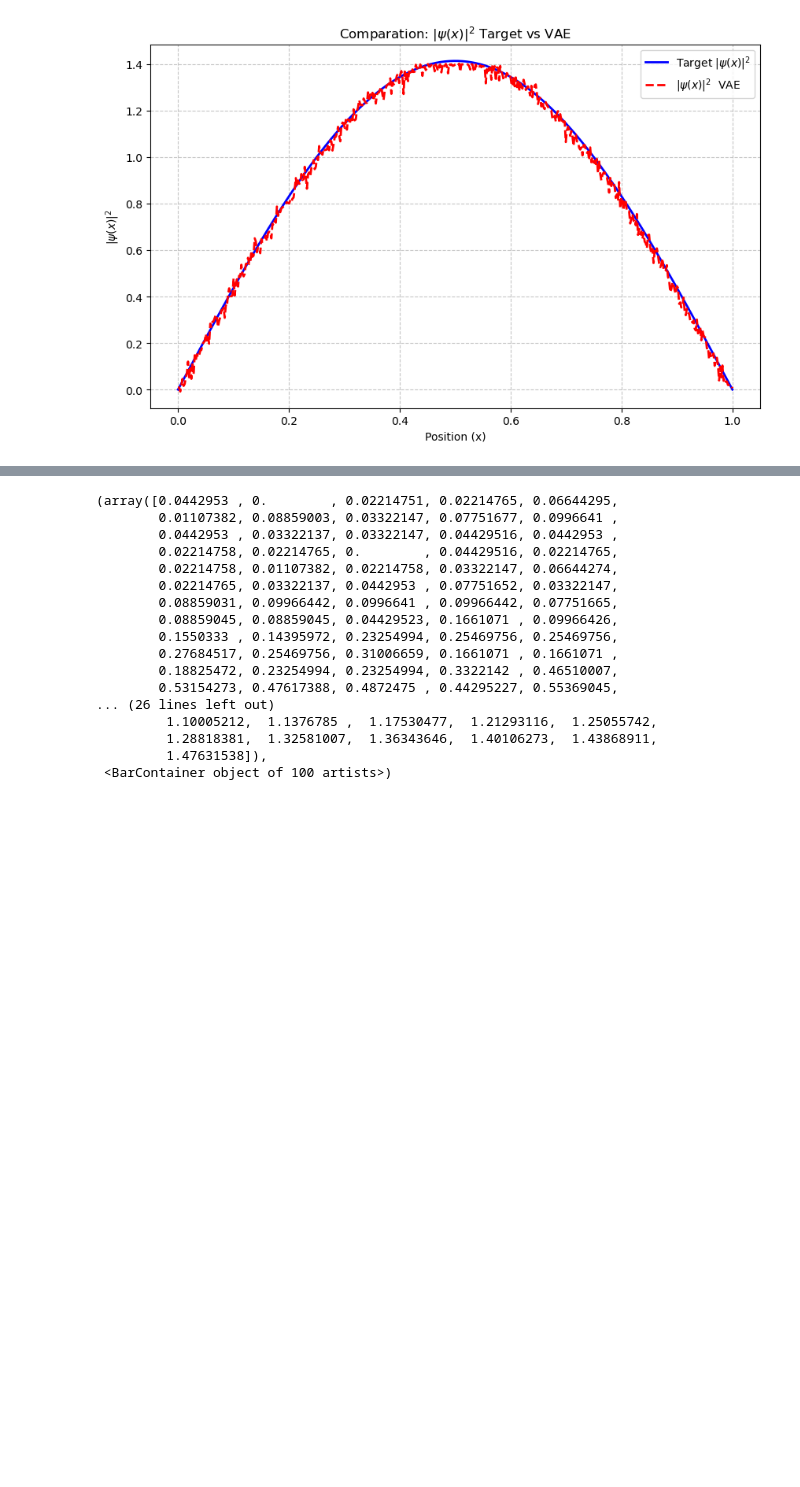
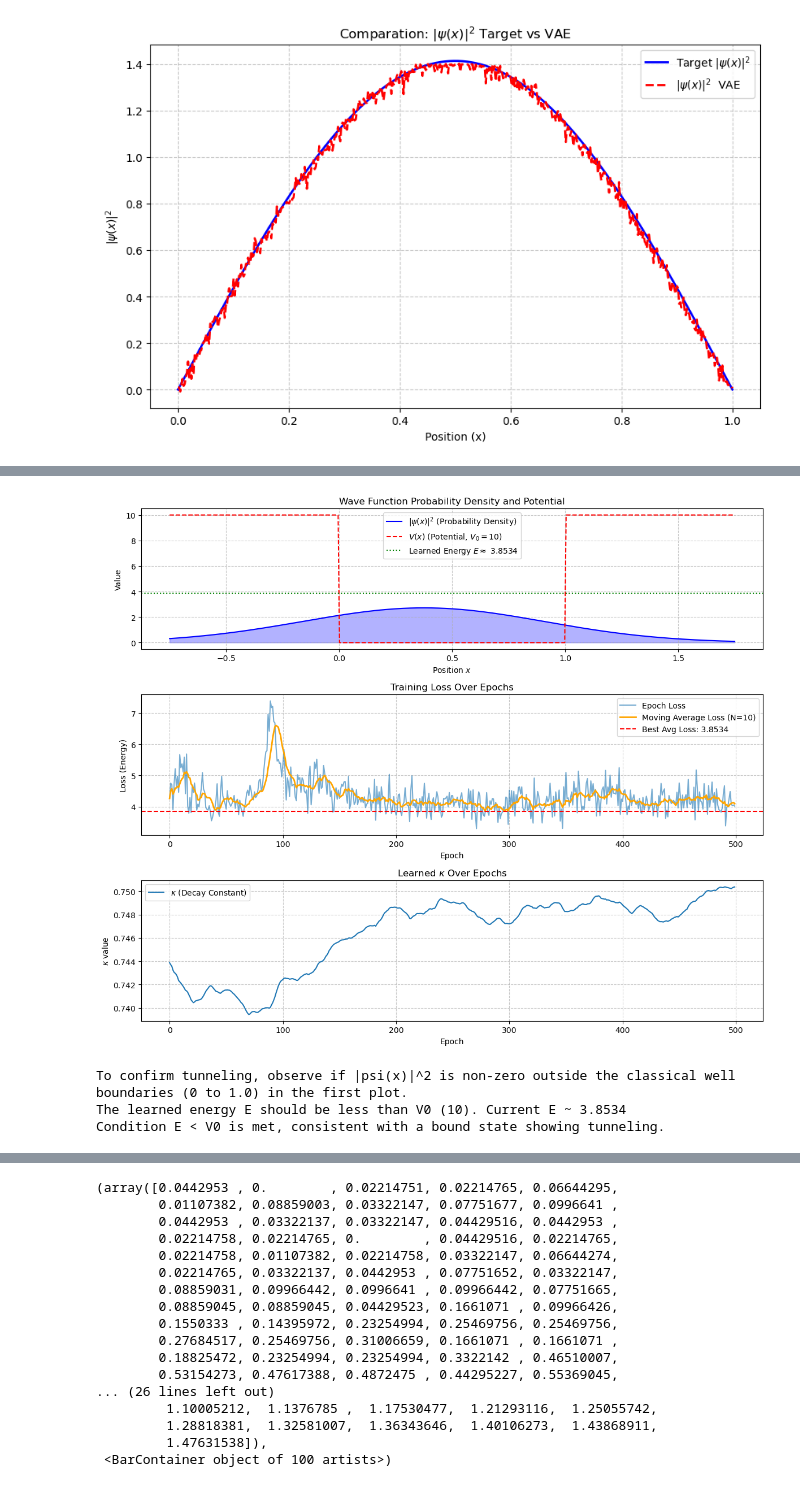
Before and after one commit to VBritis/Quantum-Wave-Function-Inference, a Jupyter notebook: Quantum.ipynb, the cells around one changed output, grey strips where cells are left out. Cells and saved outputs as stored; diff of their text form; code cells hidden in the pictures; blank space fills up the shorter version.

Commit message:
finite well 1.1

```diff
--- a/Quantum.ipynb
+++ b/Quantum.ipynb
@@ -388,7 +388,7 @@ hidden_layer_size = 64
 learning_rate = 1e-3
 num_epochs = 500
 n_mc_samples = 3000
-mcmc_sigma = 0.4
+mcmc_sigma = 0.2
 burn_in_ratio = 0.2
 
 # Initialize the model and optimizer
@@ -549,0 +564,4 @@ MCMC samples: 3000, MCMC sigma: 0.4
+[figure, added]
+To confirm tunneling, observe if |psi(x)|^2 is non-zero outside the classical well boundaries (0 to 1.0) in the first plot.
+The learned energy E should be less than V0 (10). Current E ~ 3.8534
+Condition E < V0 is met, consistent with a bound state showing tunneling.
```
Also changed, not shown: parts of 2 cells of this notebook, 1 other file.
